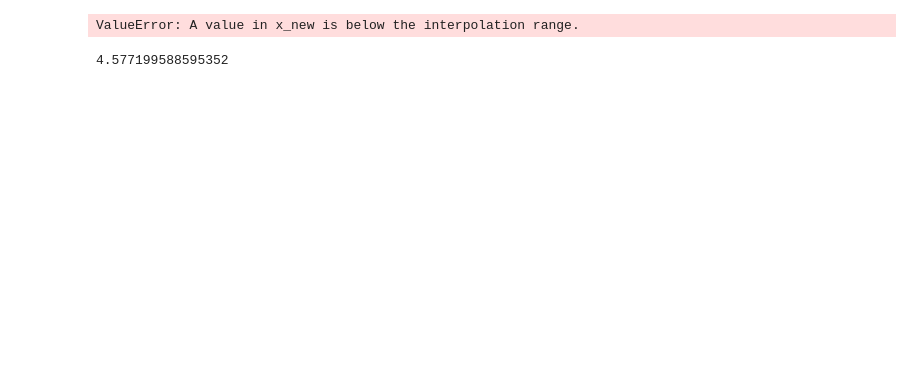
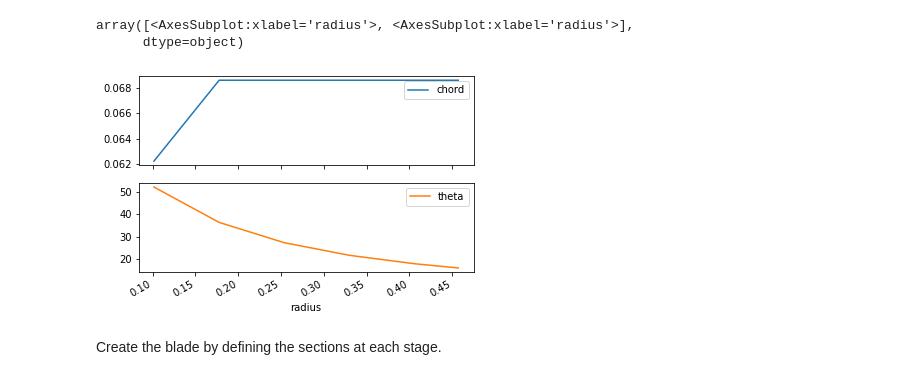
Before and after one commit to KikeM/propeller_study, a Jupyter notebook: notebooks/Compare to experiments.ipynb, the cells around one changed output. Cells and saved outputs as stored; diff of their text form; code cells hidden in the pictures; blank space fills up the shorter version.

Commit message:
ENH: Proper setup to replicate experimental results

```diff
--- a/notebooks/Compare to experiments.ipynb
+++ b/notebooks/Compare to experiments.ipynb
@@ -11,5 +13,11 @@ import pandas as pd
 PATH_POLARS = Path("../polars")
 file_lift = "lift.csv"
 file_drag = "drag.csv"
+file_propeller = PATH_POLARS / "propeller1_inches.txt"
+
+PITCH = 32.4  # inches
+# %%
+INCH_METER = 0.0254
+PITCH = INCH_METER * PITCH # meters
 # %%
 csv_reader = partial(pd.read_csv, sep=";", index_col=None)
@@ -16,0 +33,25 @@ load_polar = partial(load_polar, path = PATH_POLARS, file_lift = file_lift, file
+# %%
+dimensions_df = pd.read_csv(filepath_or_buffer=file_propeller, sep=",")
+
+# Enforce stripped columns
+dimensions_df.columns = [col.strip() for col in dimensions_df.columns]
+dimensions_df = dimensions_df[["radius", "chord"]]
+
+# Convert to international units
+INCH_METER = 0.0254
+dimensions_df = dimensions_df.mul(INCH_METER)
+
+# Name
+dimensions_df.index = ["Hub", "S1", "S2", "S3", "S4", "Tip"]
+
+for idx, row in dimensions_df.iterrows():
+
+    r = row["radius"]
+
+    tan_theta = PITCH / (2.0 * np.pi * r)
+    theta = np.arctan(tan_theta)  # radians
+    theta = np.rad2deg(theta)  # degrees
+
+    dimensions_df.loc[idx, "theta"] = theta
+
+dimensions_df
@@ -17,3 +66,11 @@ load_polar = partial(load_polar, path = PATH_POLARS, file_lift = file_lift, file
+# %%
+dimensions_df.set_index('radius').plot(subplots=True)
+# %% [output]
+array([<AxesSubplot:xlabel='radius'>, <AxesSubplot:xlabel='radius'>],
+      dtype=object)
+[figure, added]
+# %% [markdown]
+Create the blade by defining the sections at each stage.
 # %%
 # Define known sections
 sections = [
@@ -70,21 +137,30 @@ sections = [
 ]
 # %%
 # Define propeller
-B = 6
+B = 4
 propeller = pb.Propeller(B=B, sections=sections)
 
 # Define flow conditions and BEM method
-J = 0.4
-bem = pb.BladeElementMethod(J=J, propeller=propeller, tip_loss=False, hub_loss=False)
 
-# Solve
-bem.solve()
+results = []
+for J in np.linspace(1e-1, 1.5):
 
-# Compute forces
-CT, CQ = bem.integrate_forces()
+    pi = np.pi
+
+    _lambda = J / pi
+
+    bem = pb.BladeElementMethod(
+        _lambda=_lambda, propeller=propeller, tip_loss=True, hub_loss=False
+    )
+
+    try:
+        # Solve
+        bem.solve()
+        CT, CQ = bem.integrate_forces()
+    except:
+        CT = np.nan
+        CQ = np.nan
+
+    results.append(
+        (J, CT * (pi ** 3.0) / 4 / J**2.0, CQ * (pi ** 4.0) / 4 / J**2.0, _lambda * CT / CQ)
+    )
-# %% [output]
-ValueError: A value in x_new is below the interpolation range.
-# %%
-CT
-# %% [output]
-4.577199588595352
```
Also changed, not shown: parts of 9 cells of this notebook, 4 other files.
